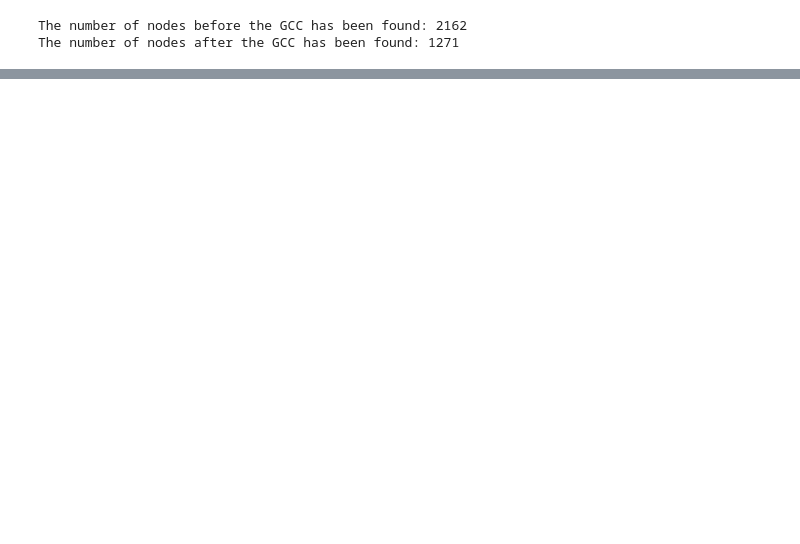
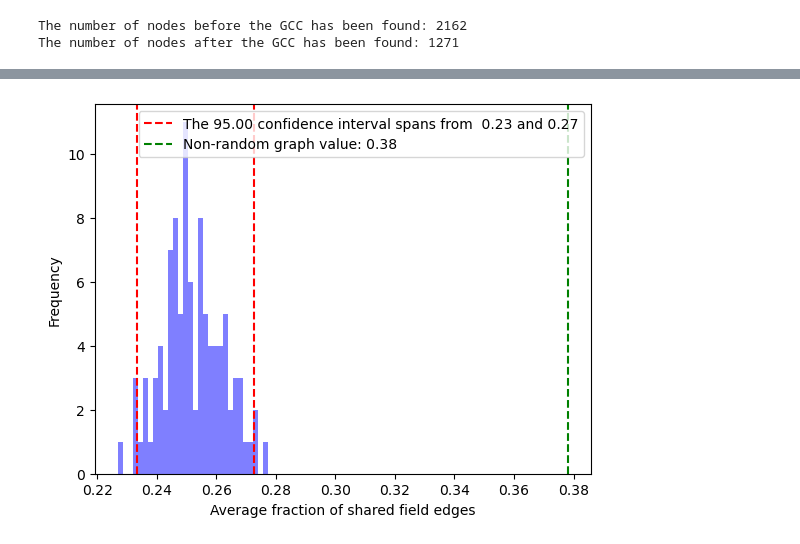
Before and after one commit to c-wejendorp/ComSocSciAssignment2Group1, a Jupyter notebook: Assignment2.ipynb, the cells around one changed output, grey strips where cells are left out. Cells and saved outputs as stored; diff of their text form; code cells hidden in the pictures; blank space fills up the shorter version.

```diff
--- a/Assignment2.ipynb
+++ b/Assignment2.ipynb
@@ -158,0 +53,18 @@ The assortativity coefficient with respect to degree is: -0.07924543814919176
+# %%
+# loop over all nodes and for each node save the number of edges leading to a node with the same top field.
+def fracOfNbrsSameTopic(graph):
+    for node in list(graph.nodes):
+        nodeTopField=graph.nodes[node]['field']
+        counter = 0
+        for nbr in graph.adj[node]:
+            nbrTopField=graph.nodes[nbr]['field']
+            if nodeTopField == nbrTopField:
+                counter += 1
+        fracOfNbrsSameTopic=counter/len(graph.adj[node])
+        graph.nodes[node]['fracOfNbrsSameTopic'] = fracOfNbrsSameTopic
+
+    _,values = zip(*list(graph.nodes.data('fracOfNbrsSameTopic')))
+    return sum(values) / len(list(graph.nodes))
+
+
+print(f"Average fraction of shared field edges:  {np.round(fracOfNbrsSameTopic(G), 2)}")
@@ -158,0 +100,21 @@ The assortativity coefficient with respect to degree is: -0.07924543814919176
+# %%
+n = 100
+avgValues = [fracOfNbrsSameTopic(shuffleNodeFields(G)) for i in range(n)]
+#compute the emperical confidence interval
+alpha = 0.95
+p = ((1.0-alpha)/2.0) * 100
+lower = max(0.0, np.percentile(avgValues, p))
+p = (alpha+((1.0-alpha)/2.0)) * 100
+upper = min(1.0, np.percentile(avgValues, p))
+num_bins = 30
+n, bins, patches = plt.hist(avgValues, num_bins, facecolor='blue', alpha=0.5)
+#plot the confidence interval
+plt.axvline(x=lower, color='r', linestyle='--',label='The %.2f confidence interval spans from  %.2f and %.2f' % (alpha*100, lower, upper))
+plt.axvline(x=upper, color='r', linestyle='--')
+plt.axvline(x=fracOfNbrsSameTopic(G), color='g', linestyle='--',label=f"Non-random graph value: {fracOfNbrsSameTopic(G):.2f}")
+plt.xlabel('Average fraction of shared field edges')
+plt.ylabel('Frequency')
+plt.legend()
+plt.show()
+# %% [output]
+[figure, added]
```
Also changed, not shown: parts of 86 cells of this notebook.
